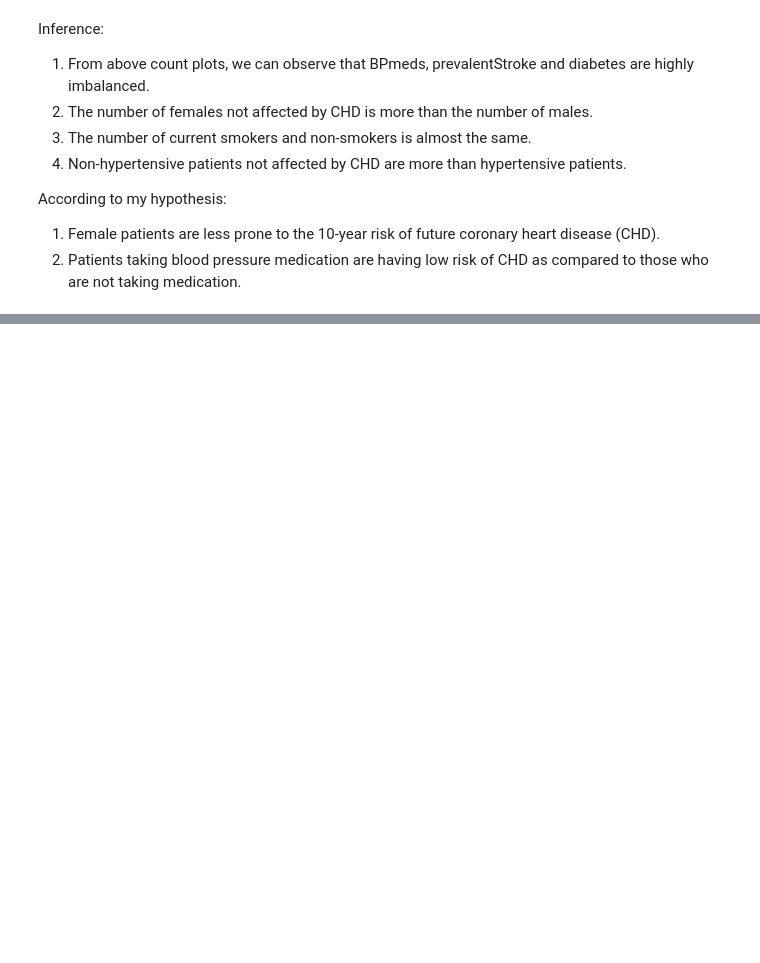
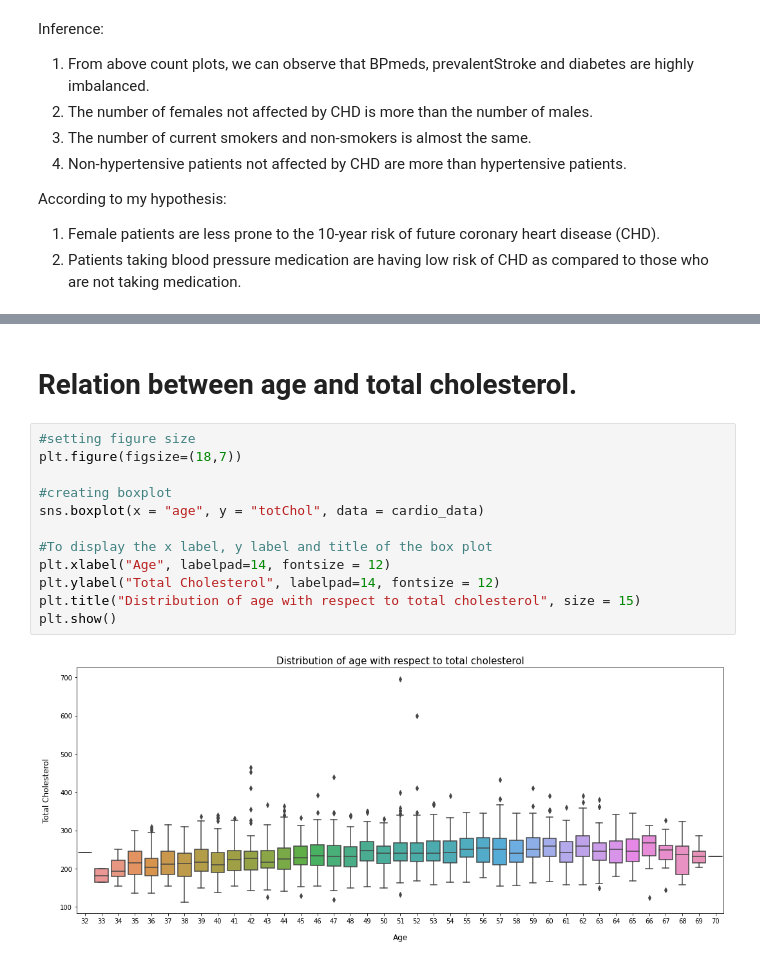
Before and after one commit to Akshadanair/Cardiovascular-Risk-Prediction, a Jupyter notebook: Cardiovascular_Risk_Prediction.ipynb, the cells around one changed output, grey strips where cells are left out. Saved outputs shown, nothing was run; the diff lists cells and outputs as text; blank space fills up the shorter version.

```diff
--- a/Cardiovascular_Risk_Prediction.ipynb
+++ b/Cardiovascular_Risk_Prediction.ipynb
@@ -454,0 +519,16 @@ According to my hypothesis:
+# %% [markdown]
+# **Relation between age and total cholesterol.**
+# %%
+#setting figure size
+plt.figure(figsize=(18,7))
+
+#creating boxplot
+sns.boxplot(x = "age", y = "totChol", data = cardio_data)
+
+#To display the x label, y label and title of the box plot
+plt.xlabel("Age", labelpad=14, fontsize = 12)
+plt.ylabel("Total Cholesterol", labelpad=14, fontsize = 12)
+plt.title("Distribution of age with respect to total cholesterol", size = 15)
+plt.show()
+# %% [output]
+[figure, added]
```
Also changed, not shown: parts of 12 cells of this notebook.
